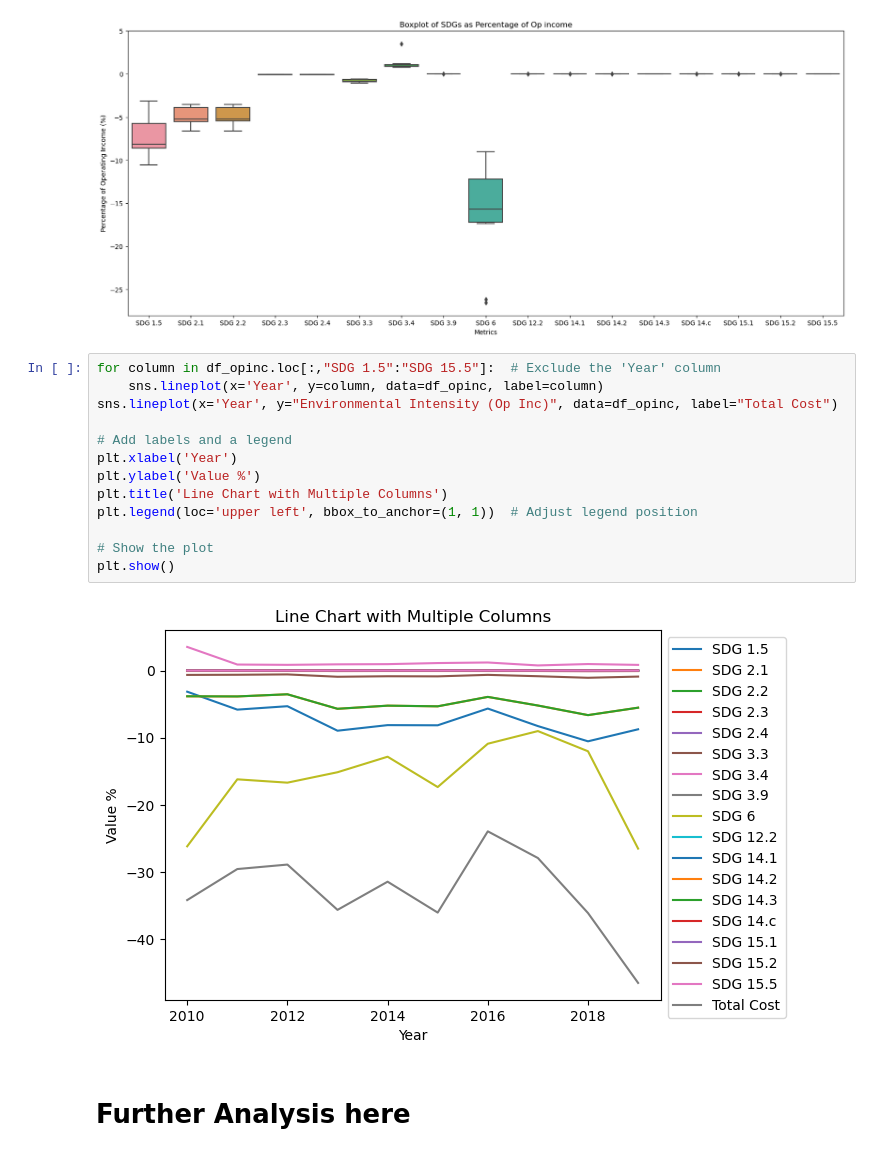
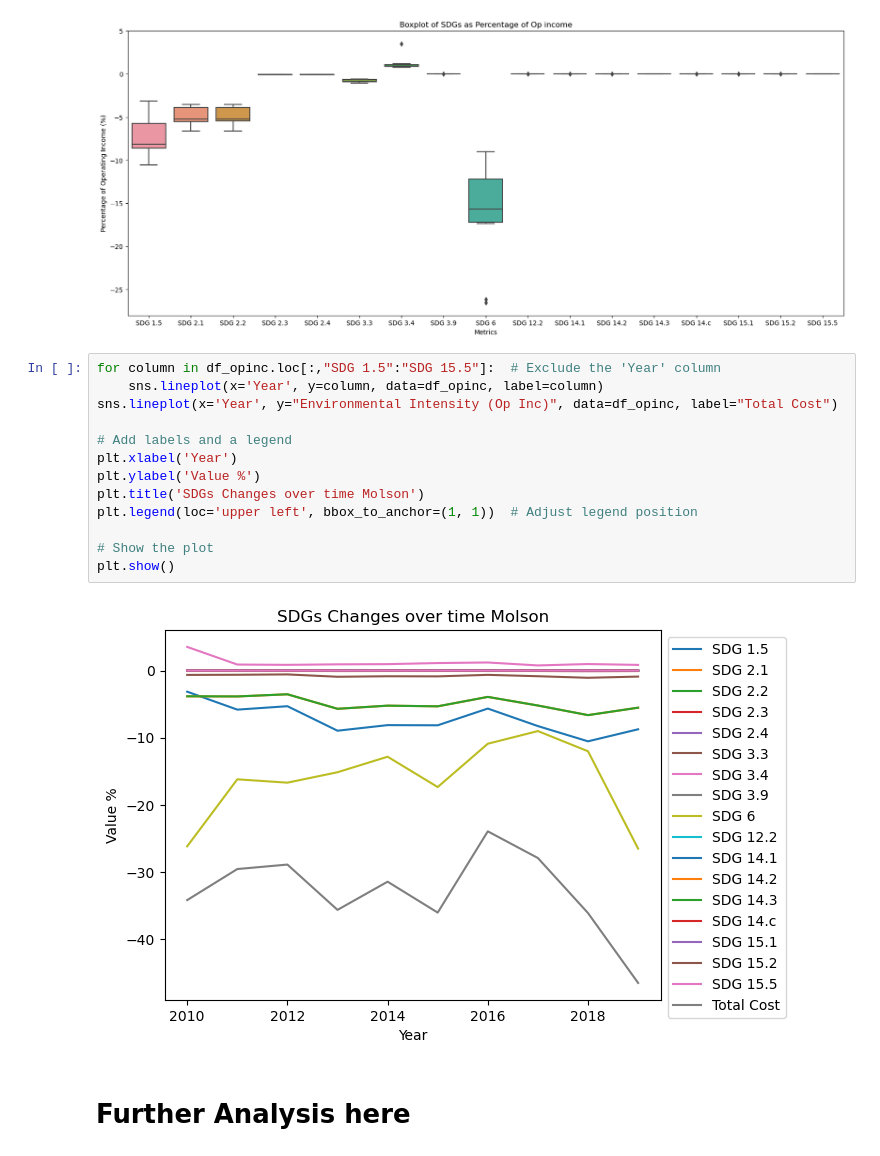
Before and after one commit to yummypugs/SPM-Project-Harvard, a Jupyter notebook: Box Plots Molson 0%.ipynb, the cells around one changed output. Drawn from its saved outputs; the diff is of its cells as text.

```diff
--- a/Box Plots Molson 0%.ipynb
+++ b/Box Plots Molson 0%.ipynb
@@ -237,18 +234,18 @@ plt.show()
 # %%
 for column in df_opinc.loc[:,"SDG 1.5":"SDG 15.5"]:  # Exclude the 'Year' column
     sns.lineplot(x='Year', y=column, data=df_opinc, label=column)
 sns.lineplot(x='Year', y="Environmental Intensity (Op Inc)", data=df_opinc, label="Total Cost")
 
 # Add labels and a legend
 plt.xlabel('Year')
 plt.ylabel('Value %')
-plt.title('Line Chart with Multiple Columns')
+plt.title('SDGs Changes over time Molson')
 plt.legend(loc='upper left', bbox_to_anchor=(1, 1))  # Adjust legend position
 
 # Show the plot
 plt.show()
 # %% [output]
-[figure, old version]
+[figure, new version]
 # %% [markdown]
 # Further Analysis here
 # %%
```
Also changed, not shown: parts of 1 cell of this notebook, 1 other file.
